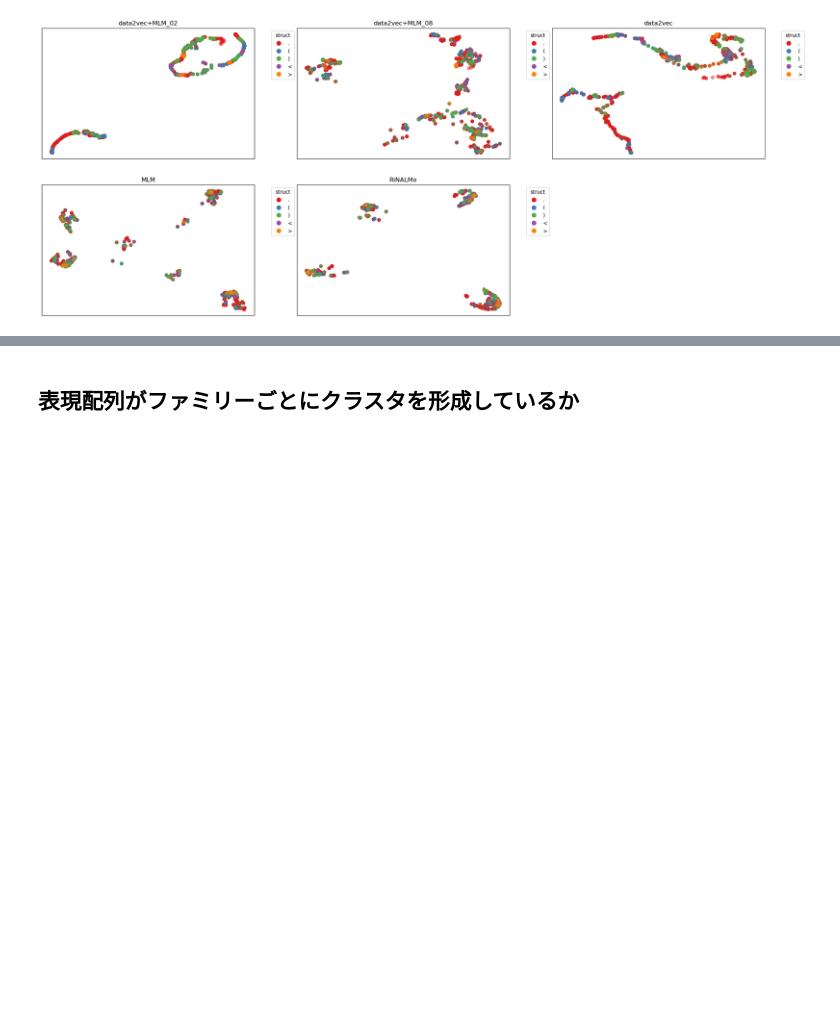
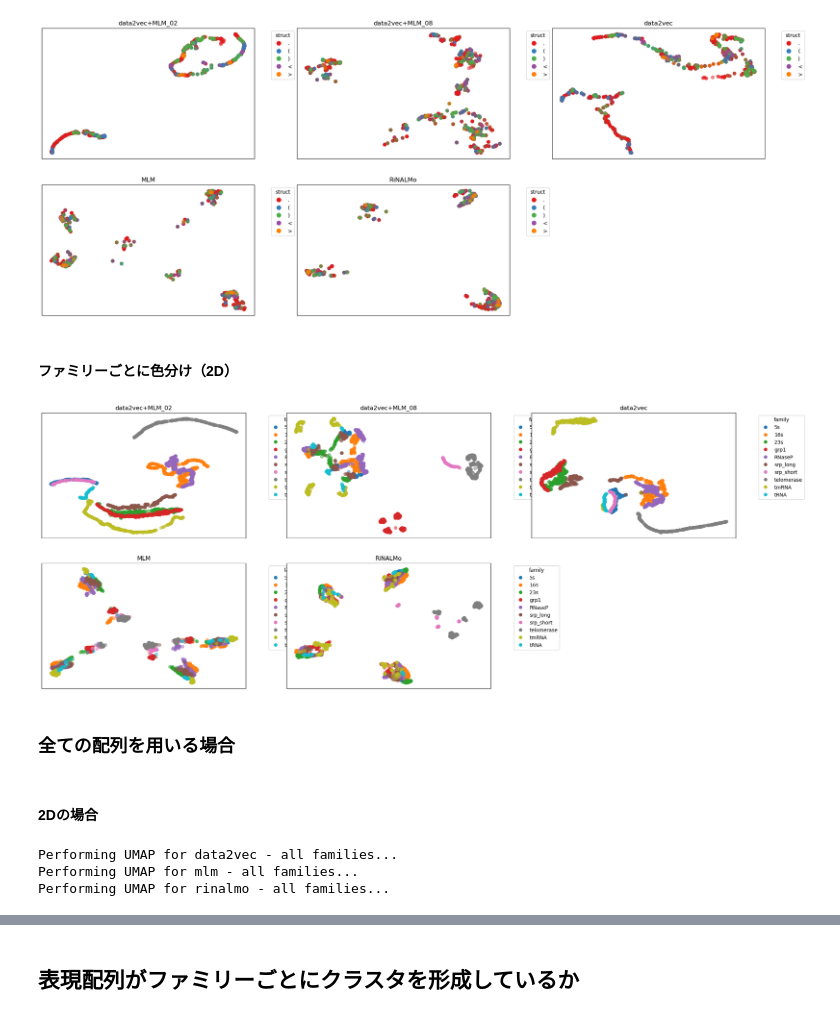
Before and after one commit to milktea484/MLMvsData2vec, a Jupyter notebook: notebook/UMAP.ipynb, the cells around one changed output, grey strips where cells are left out. Saved outputs shown, nothing was run; the diff lists cells and outputs as text; code cells hidden in the pictures; blank space fills up the shorter version.

```diff
--- a/notebook/UMAP.ipynb
+++ b/notebook/UMAP.ipynb
@@ -580,3 +769,42 @@ for framework_name, proj in all_umap_projs.items():
 plt.savefig("./results/UMAP/UMAP_2d.png", format="png", dpi=600)
 # %% [output]
 [figure]
+# %% [markdown]
+#### ファミリーごとに色分け（2D）
+# %%
+# UMAPの結果のプロット（ファミリーごとに色分け）
+os.makedirs("./results/UMAP", exist_ok=True)
+
+fig = plt.figure(figsize=(25, 10))
+
+axes = []
+index = 230  # 2行2列のサブプロットの最初の位置から開始
+for framework_name, proj in all_umap_projs.items():
+    index += 1
+    axes.append(fig.add_subplot(index))
+    plot_embedding_2d_family(proj, framework_name, axes[-1])
+
+plt.savefig("./results/UMAP/UMAP_2d_family.png", format="png", dpi=600)
+# %% [output]
+[figure, added]
+# %% [markdown]
+### 全ての配列を用いる場合
+# %% [markdown]
+#### 2Dの場合
+# %%
+# UMAPによる次元削減
+all_umap_projs = {framework_name: [] for framework_name in frameworks}
+for framework_name in frameworks:
+    print(f"Performing UMAP for {framework_name} - all families...")
+    seq_embeddings = []
+    labels = []
+    for fam in family:
+        for seq_info in family_all_representatives[framework_name][fam]:
+            seq_embeddings.append(seq_info["representation"])
+            labels.extend(seq_info["labels"])
+    all_umap_projs[framework_name] = get_umap_proj(seq_embeddings, n_components=2)
+    labels = np.array(labels)
+# %% [output]
+Performing UMAP for data2vec - all families...
+Performing UMAP for mlm - all families...
+Performing UMAP for rinalmo - all families...
```
Also changed, not shown: parts of 18 cells of this notebook, 3 other files.
